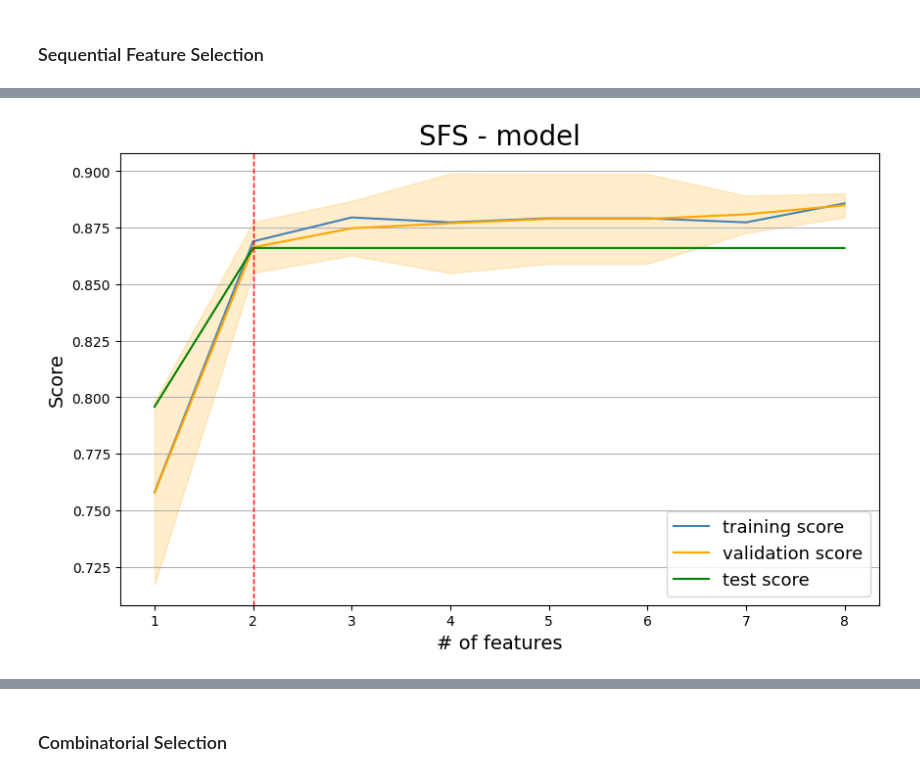
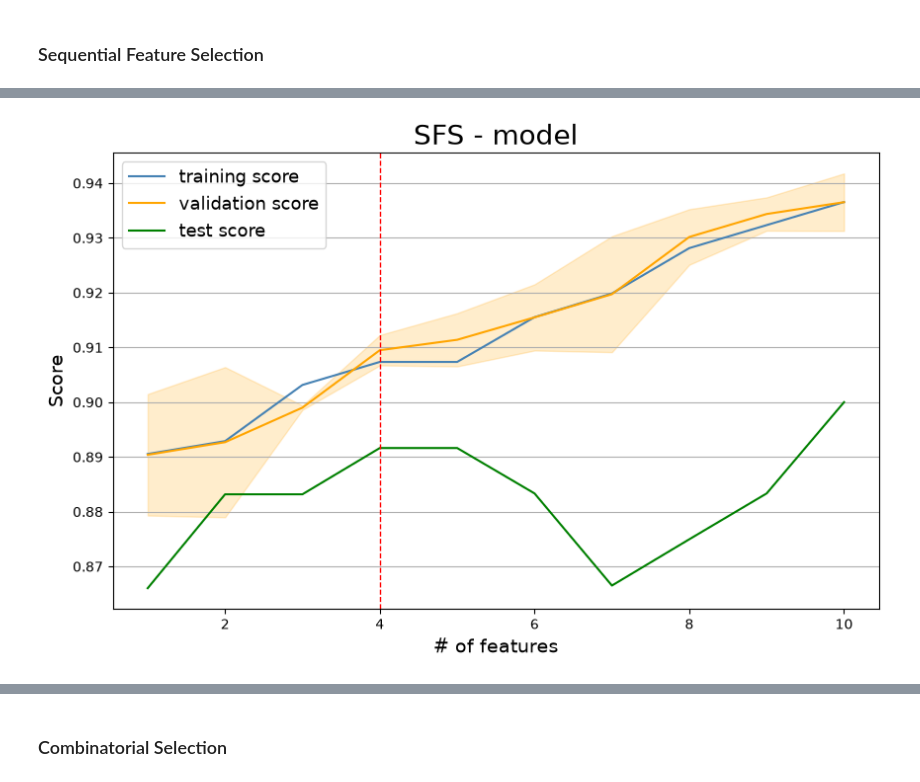
Before and after one commit to seacunilever/mlchem, a Jupyter notebook: examples/7 - Model Building/model_building.ipynb, the cells around one changed output, grey strips where cells are left out. Cells and saved outputs as stored; diff of their text form; code cells hidden in the pictures.

```diff
--- a/examples/7 - Model Building/model_building.ipynb
+++ b/examples/7 - Model Building/model_building.ipynb
@@ -185,10 +170,0 @@ y_test = test_set_poly.CLASS.values
-# %%
-train_set_scaled = train_set_poly_filter_2.copy().iloc[:,:-1]
-test_set_scaled = test_set_poly_filter_2.copy().iloc[:,:-1]
-
-#train_set_scaled['CLASS'] = train_set_poly['CLASS']
-#test_set_scaled['CLASS'] = test_set_poly['CLASS']
-
-
-y_train = train_set_poly.CLASS.values
-y_test = test_set_poly.CLASS.values
@@ -198,16 +191,24 @@ y_test = test_set_poly.CLASS.values
 ### Sequential Feature Selection
 # %%
 SFS = wrappers.SequentialForwardSelection
-estimator = LogisticRegression(penalty='l2',C=.1,solver='liblinear',random_state=1)
+estimator = LogisticRegression(l1_ratio=1, C=1, solver='liblinear', random_state=1)
 
-sfs = SFS(estimator=estimator,
-          estimator_string='Logistic Regression simple model',
-          metric=get_geometric_S,
-          max_features=10,
-          cv_iter=5,
-          logic='greater',
-          task_type='classfication')
+sfs = SFS(
+    estimator=estimator,
+    estimator_string='Logistic Regression simple model',
+    metric=get_geometric_S,
+    max_features=10,
+    cv_iter=3,
+    logic='greater',
+    task_type='classification',
+    verbose=True,
+    log_level='INFO',
+)
 
-sfs.fit(train_set=train_set_scaled,test_set=test_set_scaled,
-                y_train=y_train,y_test=y_test)
+sfs.fit(
+    train_set=train_set_scaled,
+    test_set=test_set_scaled,
+    y_train=y_train,
+    y_test=y_test,
+ )
 # %% [output]
@@ -215,4 +217,4 @@ sfs.fit(train_set=train_set_scaled,test_set=test_set_scaled,
 # %%
-sfs.plot(best_feature=2)
+sfs.plot(best_feature=None)
 # %% [output]
-[figure, old version]
+[figure, new version]
```
Also changed, not shown: parts of 17 cells of this notebook, 23 other files.
